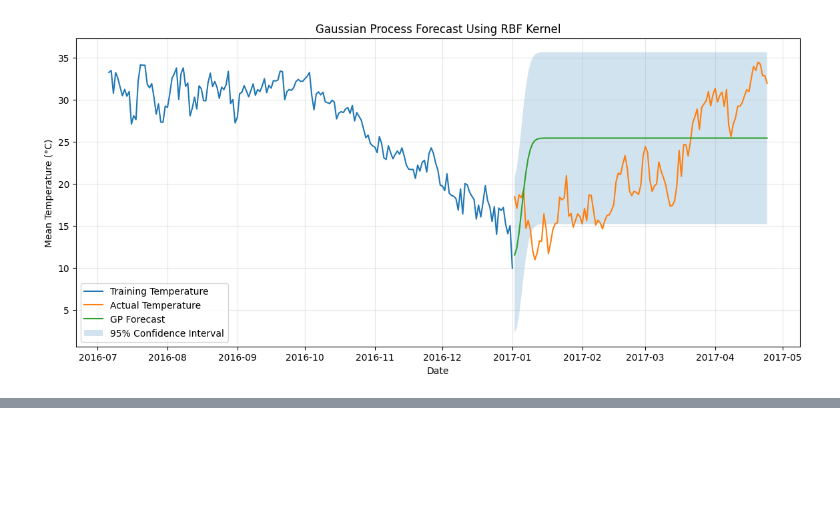
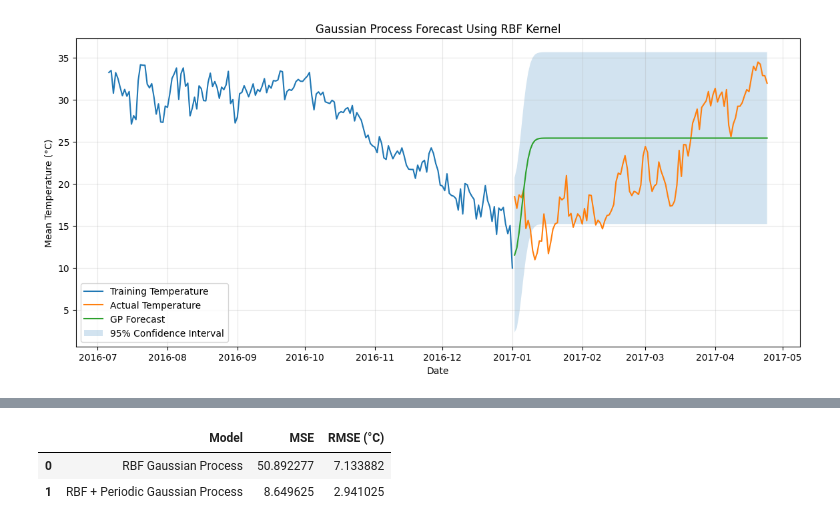
Before and after one commit to Ansarss/Ai_learning_experiments, a Jupyter notebook: daily_mean_temperature_with_a_Gaussian_Process.ipynb, the cells around one changed output, grey strips where cells are left out. Drawn from its saved outputs; the diff is of its cells as text; code cells hidden in the pictures; blank space fills up the shorter version.

```diff
--- a/daily_mean_temperature_with_a_Gaussian_Process.ipynb
+++ b/daily_mean_temperature_with_a_Gaussian_Process.ipynb
@@ -409,0 +530,15 @@ plt.show()
+# %%
+seasonal_mse = mean_squared_error(
+    actual,
+    seasonal_mean
+)
+
+seasonal_rmse = np.sqrt(seasonal_mse)
+
+print("RBF-only model")
+print(f"MSE: {mse:.3f}")
+print(f"RMSE: {rmse:.3f} °C")
+
+print("\nRBF + Periodic model")
+print(f"MSE: {seasonal_mse:.3f}")
+print(f"RMSE: {seasonal_rmse:.3f} °C")
@@ -409,0 +614,21 @@ plt.show()
+# %%
+comparison = pd.DataFrame({
+    "Model": [
+        "RBF Gaussian Process",
+        "RBF + Periodic Gaussian Process"
+    ],
+    "MSE": [
+        mse,
+        seasonal_mse
+    ],
+    "RMSE (°C)": [
+        rmse,
+        seasonal_rmse
+    ]
+})
+
+comparison
+# %% [output]
+|  | Model | MSE | RMSE (°C) |
+| 0 | RBF Gaussian Process | 50.892277 | 7.133882 |
+| 1 | RBF + Periodic Gaussian Process | 8.649625 | 2.941025 |
```
Also changed, not shown: parts of 10 cells of this notebook.
